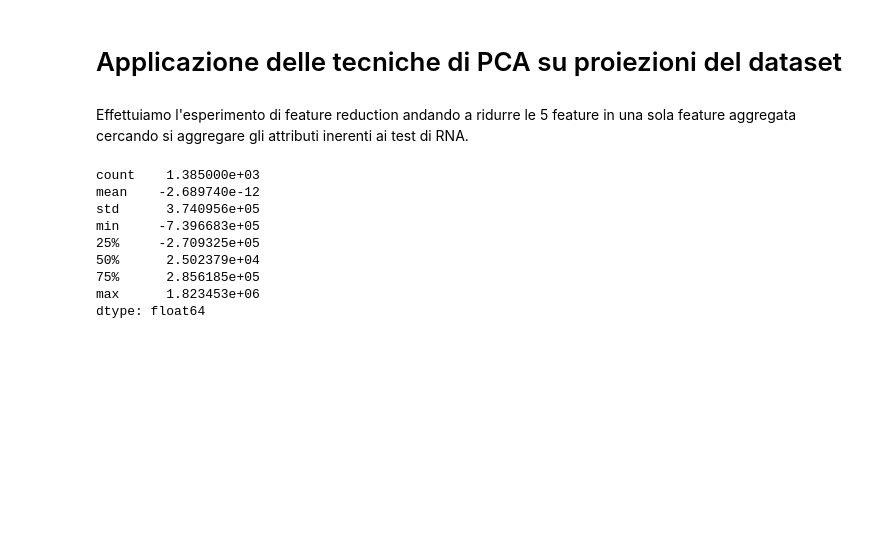
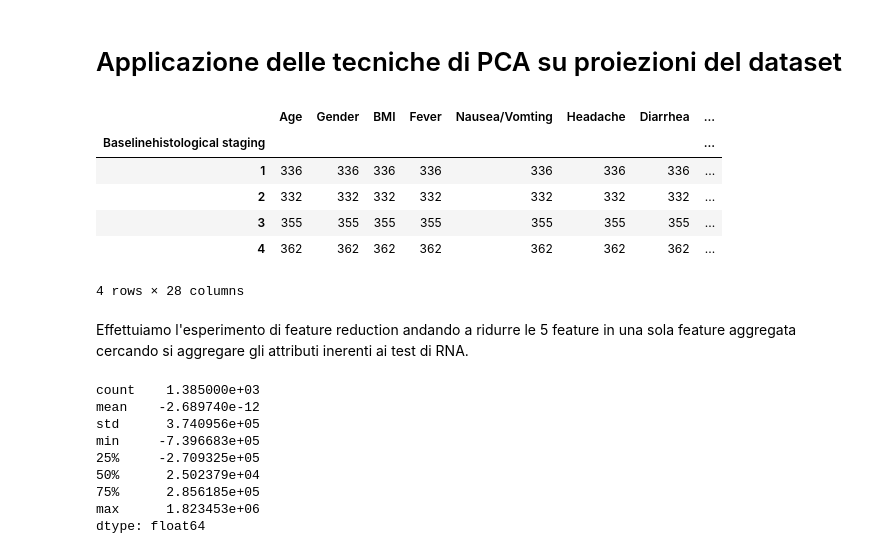
Before and after one commit to kozen88/HCV_DM23, a Jupyter notebook: PCA_e_addestramento.ipynb, the cells around one changed output. Drawn from its saved outputs; the diff is of its cells as text; code cells hidden in the pictures; blank space fills up the shorter version.

```diff
--- a/PCA_e_addestramento.ipynb
+++ b/PCA_e_addestramento.ipynb
@@ -7,6 +7,16 @@ import pandas as pd
 # %%
 df = pd.read_csv('HCV-Egy-Data.csv', delimiter=',')
 print(df)
+# %%
+df.groupby('Baselinehistological staging').count()
+# %% [output]
+|  | Age | Gender | BMI | Fever | Nausea/Vomting | Headache | Diarrhea | ... |
+| Baselinehistological staging |  |  |  |  |  |  |  | ... |
+| 1 | 336 | 336 | 336 | 336 | 336 | 336 | 336 | ... |
+| 2 | 332 | 332 | 332 | 332 | 332 | 332 | 332 | ... |
+| 3 | 355 | 355 | 355 | 355 | 355 | 355 | 355 | ... |
+| 4 | 362 | 362 | 362 | 362 | 362 | 362 | 362 | ... |
+4 rows × 28 columns
 # %%
 import matplotlib.pyplot as plt
 %matplotlib inline
```
Also changed, not shown: parts of 3 cells of this notebook.
